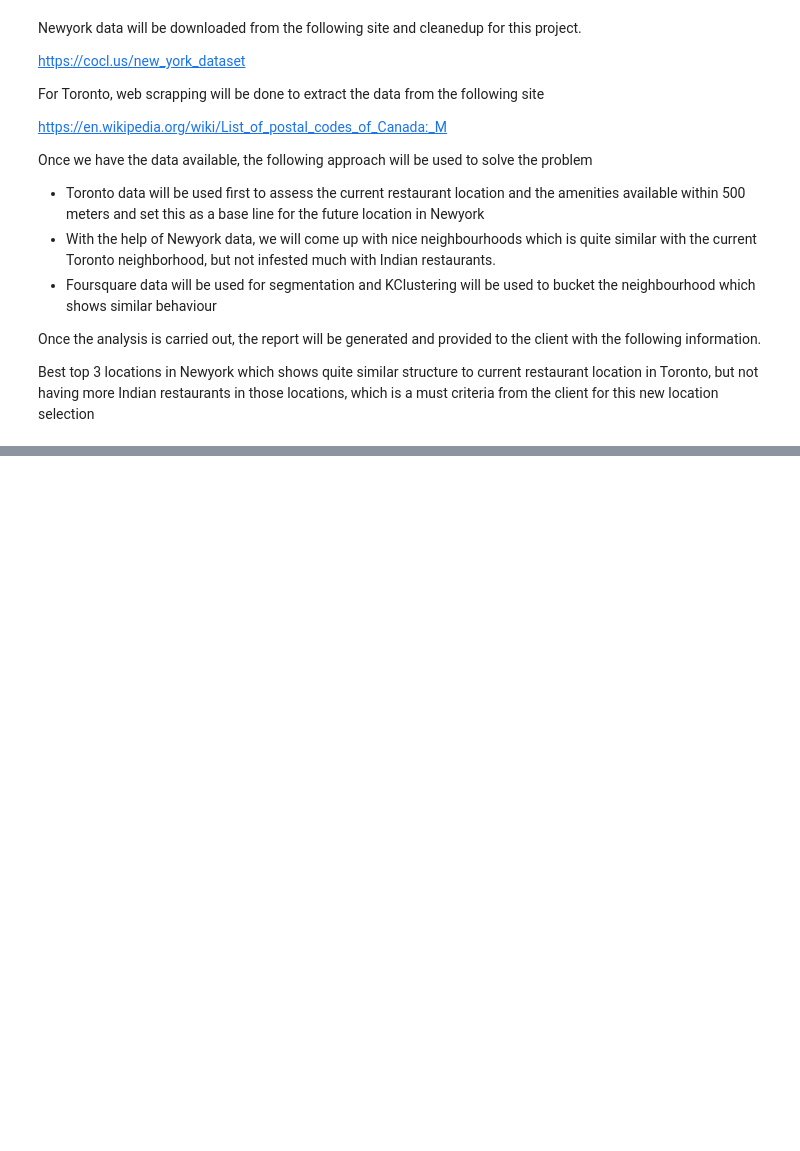
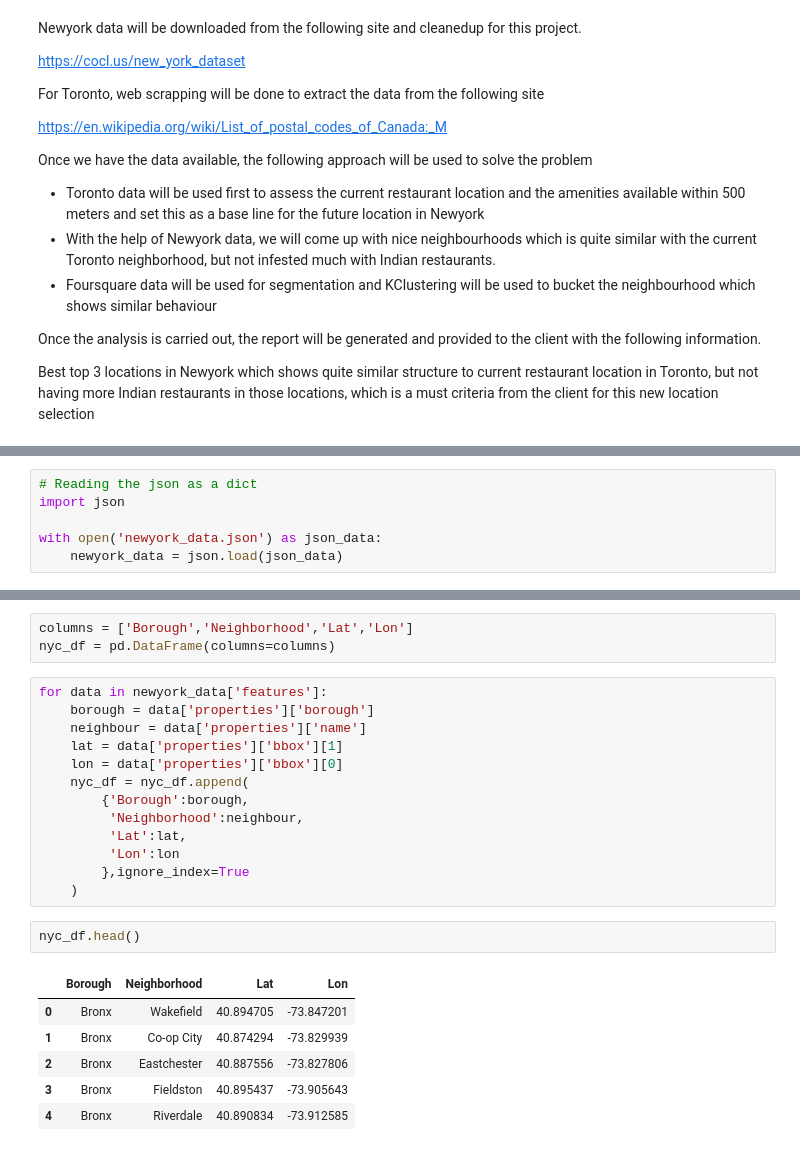
Before and after one commit to ksnblr/Coursera_Capstone, a Jupyter notebook: Battle_Of_Neighbourhoods.ipynb, the cells around one changed output, grey strips where cells are left out. Cells and saved outputs as stored; diff of their text form; blank space fills up the shorter version.

```diff
--- a/Battle_Of_Neighbourhoods.ipynb
+++ b/Battle_Of_Neighbourhoods.ipynb
@@ -27,0 +36,6 @@ Best top 3 locations in Newyork which shows quite similar structure to current r
+# %%
+# Reading the json as a dict
+import json
+
+with open('newyork_data.json') as json_data:
+    newyork_data = json.load(json_data)
@@ -27,0 +56,25 @@ Best top 3 locations in Newyork which shows quite similar structure to current r
+# %%
+columns = ['Borough','Neighborhood','Lat','Lon']
+nyc_df = pd.DataFrame(columns=columns)
+# %%
+for data in newyork_data['features']:
+    borough = data['properties']['borough']
+    neighbour = data['properties']['name']
+    lat = data['properties']['bbox'][1]
+    lon = data['properties']['bbox'][0]
+    nyc_df = nyc_df.append(
+        {'Borough':borough,
+         'Neighborhood':neighbour,
+         'Lat':lat,
+         'Lon':lon
+        },ignore_index=True
+    )
+# %%
+nyc_df.head()
+# %% [output]
+|  | Borough | Neighborhood | Lat | Lon |
+| 0 | Bronx | Wakefield | 40.894705 | -73.847201 |
+| 1 | Bronx | Co-op City | 40.874294 | -73.829939 |
+| 2 | Bronx | Eastchester | 40.887556 | -73.827806 |
+| 3 | Bronx | Fieldston | 40.895437 | -73.905643 |
+| 4 | Bronx | Riverdale | 40.890834 | -73.912585 |
```
Also changed, not shown: parts of 7 cells of this notebook.
